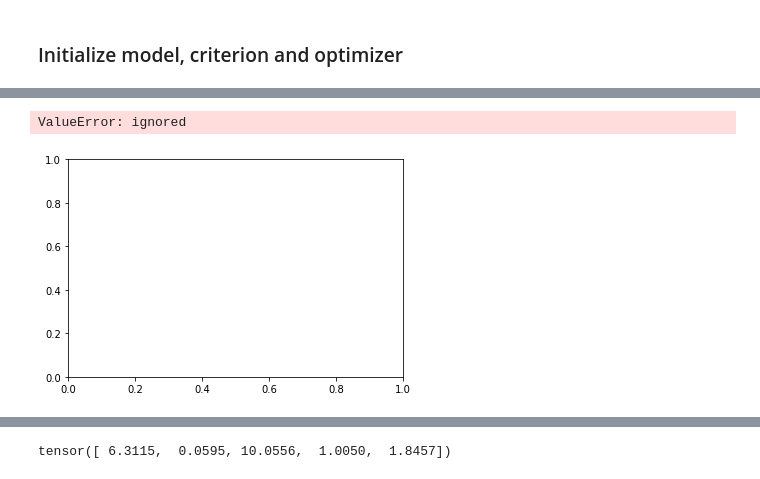
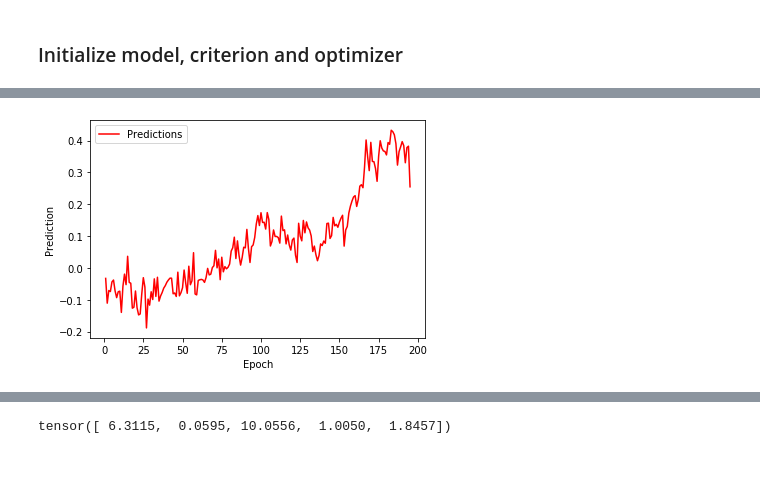
Before and after one commit to jadechip/on-chain-analytics-lstm, a Jupyter notebook: metrics.ipynb, the cells around one changed output, grey strips where cells are left out. Cells and saved outputs as stored; diff of their text form; code cells hidden in the pictures.

Commit message:
Adjust hyperparameters and test with data from baseline model

```diff
--- a/metrics.ipynb
+++ b/metrics.ipynb
@@ -231,17 +285,20 @@ torch.cuda.manual_seed(0)
 np.random.seed(0)
 # %%
 class LSTM(nn.Module):
-  def __init__(self, input_size, hidden_size, num_layers, state_dim, output_size, dropout_prob):
+  def __init__(self, input_size, hidden_size, num_layers, output_size, dropout_prob, directions=1):
     super(LSTM, self).__init__()
 
-    self.state_dim = state_dim
+    self.num_layers = num_layers
+    self.hidden_size = hidden_size
+    self.directions = directions
 
     self.lstm = nn.LSTM(input_size, hidden_size, num_layers, batch_first=True, dropout=dropout_prob)
     self.dropout = nn.Dropout(dropout_prob)
     self.linear = nn.Linear(hidden_size, output_size)
 
-  def init_hidden_states(self):
-    return (torch.zeros(self.state_dim).to(device), torch.zeros(self.state_dim).to(device))
+  def init_hidden_states(self, batch_size):
+    state_dim = (self.num_layers * self.directions, batch_size, self.hidden_size)
+    return (torch.zeros(state_dim).to(device), torch.zeros(state_dim).to(device))
 
   def forward(self, x, states):
     x, (h, c) = self.lstm(x, states)
@@ -252,7 +309,6 @@ model = LSTM(
     NUM_FEATURES,
     HIDDEN_SIZE,
     NUM_LAYERS,
-    (NUM_LAYERS * DIRECTIONS, BATCH_SIZE, HIDDEN_SIZE),
     OUTPUT_SIZE,
     DROPOUT
 ).to(device)
@@ -294,7 +350,7 @@ def training(model, epochs, validate_every=2):
 
     # Initialize hidden and cell states with dimension:
     # (num_layers * num_directions, batch, hidden_size)
-    states = model.init_hidden_states()
+    states = model.init_hidden_states(BATCH_SIZE)
     running_training_loss = 0.0
 
     # Begin training
@@ -332,7 +388,7 @@ def training(model, epochs, validate_every=2):
       # Set to eval mode
       model.eval()
 
-      validation_states = model.init_hidden_states()
+      validation_states = model.init_hidden_states(BATCH_SIZE)
       running_validation_loss = 0.0
 
       for idx, (x_batch, y_batch) in enumerate(validation_dl):
@@ -372,7 +428,7 @@ def training(model, epochs, validate_every=2):
   plt.show()
 
   val_epoch_count = range(1, len(validation_losses) + 1)
-  plt.plot(val_epoch_count, validation_losses, 'b-')
+  plt.plot(val_epoch_count, validation_losses, 'b--')
   plt.legend(['Validation loss'])
   plt.xlabel('Epoch')
   plt.ylabel('Loss')
@@ -415,12 +477,12 @@ valid_loss_min = 0.075433
 # %%
-testing_states = model.init_hidden_states()
+testing_states = model.init_hidden_states(1)
 predictions = []
 for idx, (x_batch, _) in enumerate(testing_dl):
   with torch.no_grad():
     x_batch = x_batch.float().to(device)
     testing_states = [state.detach() for state in testing_states]
     output, testing_states = model(x_batch, testing_states)
-    predictions.append(output[:, -1, :])
+    predictions.append(output[:, -1, :].item())
 # %%
 len(predictions)
 # %% [output]
@@ -436,10 +494,9 @@ tensor([[ 0.0052],
 # %%
 epoch_count = range(1, len(predictions) + 1)
-plt.plot(epoch_count, predictions, 'r--')
+plt.plot(epoch_count, predictions, 'r-')
 plt.legend(['Predictions'])
 plt.xlabel('Epoch')
 plt.ylabel('Prediction')
 plt.show()
 # %% [output]
-ValueError: ignored
-[figure, old version]
+[figure, new version]
```
Also changed, not shown: parts of 23 cells of this notebook.
